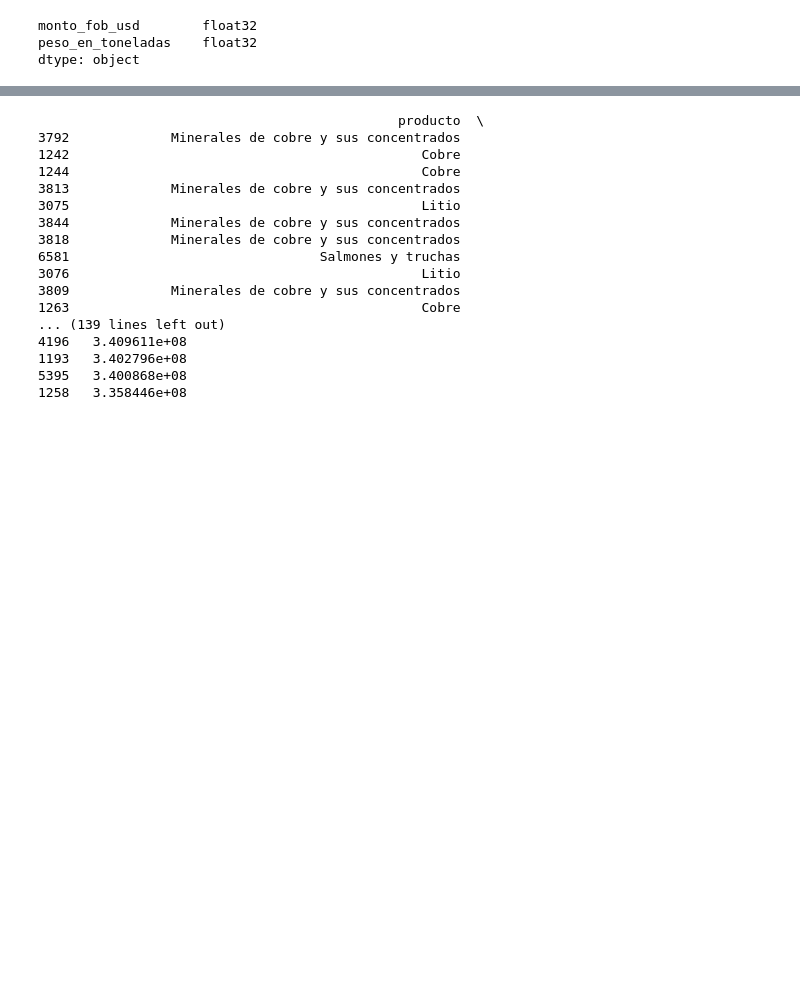
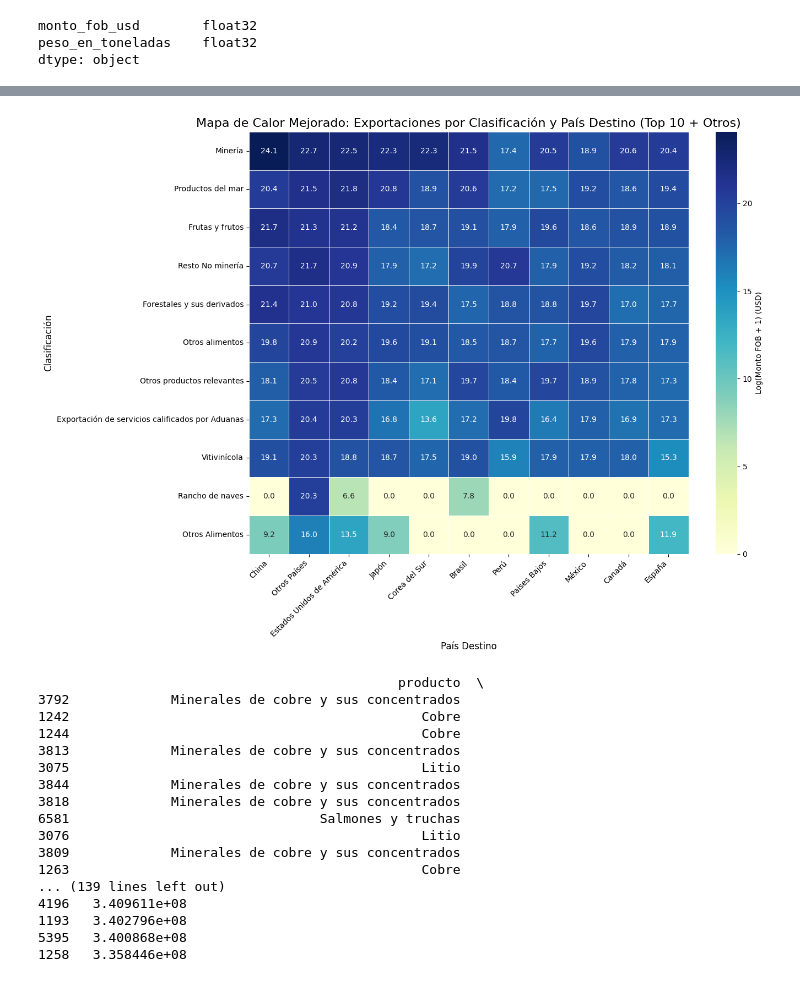
Before and after one commit to ebarzeb/PORTAFOLIO-ANALISIS-DE-DATOS, a Jupyter notebook: proyecto exportaciones chile 2023.ipynb, the cells around one changed output, grey strips where cells are left out. Drawn from its saved outputs; the diff is of its cells as text; code cells hidden in the pictures; blank space fills up the shorter version.

```diff
--- a/proyecto exportaciones chile 2023.ipynb
+++ b/proyecto exportaciones chile 2023.ipynb
@@ -1017,3 +1052,49 @@ print(top_10_paises_por_puerto)
+# %%
+# Agrupar por país de destino y calcular el monto total FOB
+total_por_pais = df_exp.groupby('pais_destino')['monto_fob_usd'].sum().reset_index()
+
+# Identificar los Top 10 países con mayor monto FOB
+top_10_paises = total_por_pais.nlargest(10, 'monto_fob_usd')['pais_destino'].tolist()
+
+# Crear una nueva columna que agrupe los países en "Otros Países" si no están en el Top 10
+df_exp['pais_destino_agrupado'] = df_exp['pais_destino'].apply(lambda x: x if x in top_10_paises else 'Otros Países')
+
+# Agrupar datos por clasificación y país destino agrupado, sumando el monto FOB
+clasificacion_heatmap_data = df_exp.groupby(['clasificacion', 'pais_destino_agrupado'])['monto_fob_usd'].sum().reset_index()
+
+# Ordenar clasificaciones y países por monto total FOB para visualización
+clasificacion_order = clasificacion_heatmap_data.groupby('clasificacion')['monto_fob_usd'].sum().sort_values(ascending=False).index
+pais_order = clasificacion_heatmap_data.groupby('pais_destino_agrupado')['monto_fob_usd'].sum().sort_values(ascending=False).index
+
+# Crear la tabla pivotada para el mapa de calor
+heatmap_data = clasificacion_heatmap_data.pivot(index='clasificacion', columns='pais_destino_agrupado', values='monto_fob_usd').fillna(0)
+
+# Reordenar las filas y columnas
+heatmap_data = heatmap_data.loc[clasificacion_order, pais_order]
+
+# Crear el mapa de calor con las nuevas opciones
+plt.figure(figsize=(14, 10))
+
+# Usar escala logarítmica para manejar diferencias grandes, comentarla si no es necesaria
+log_heatmap_data = np.log1p(heatmap_data)  # log1p(heatmap_data) = log(1 + heatmap_data) para evitar log(0)
+
+sns.heatmap(
+    log_heatmap_data,  # Cambiar por "heatmap_data" para escala normal
+    cmap='YlGnBu',
+    linewidths=0.5,
+    annot=True,  # Mostrar valores
+    fmt=".1f",  # Formato de los números
+    cbar_kws={'label': 'Log(Monto FOB + 1) (USD)'}
+)
+
+plt.title('Mapa de Calor Mejorado: Exportaciones por Clasificación y País Destino (Top 10 + Otros)', fontsize=16)
+plt.xlabel('País Destino', fontsize=12)
+plt.ylabel('Clasificación', fontsize=12)
+plt.xticks(rotation=45, ha='right')
+plt.tight_layout()
+plt.show()
+# %% [output]
+[figure, added]
 # %%
 #Top 50 Exportaciones por Producto, Puerto de Embarque y País Destino
 
```
Also changed, not shown: parts of 58 cells of this notebook.
